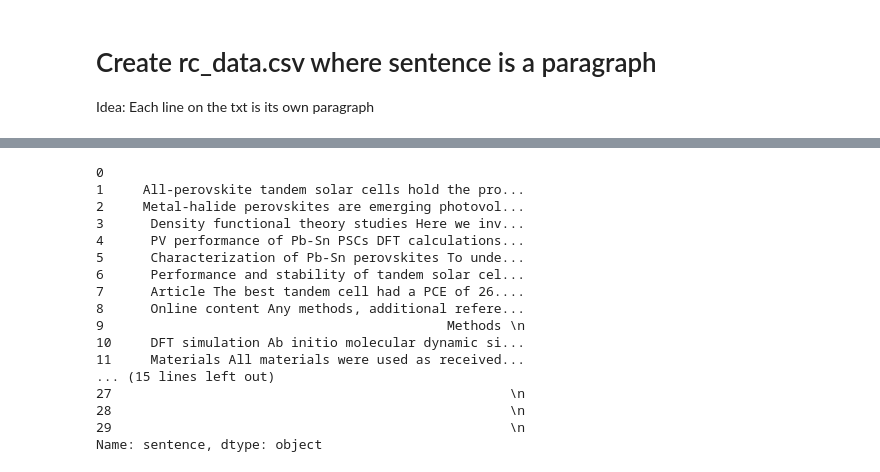
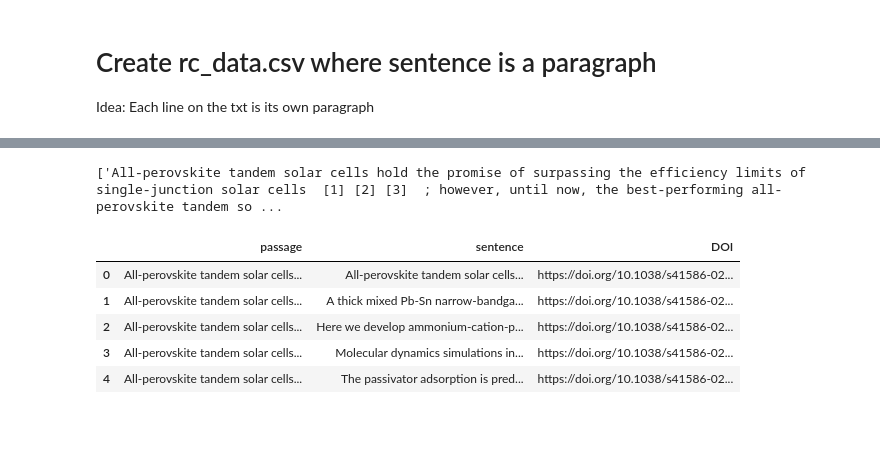
Before and after one commit to kanggunh/DSC180_B11_Q2, a Jupyter notebook: chatextract/149_prepaing_csv.ipynb, the cells around one changed output, grey strips where cells are left out. Cells and saved outputs as stored; diff of their text form; code cells hidden in the pictures; blank space fills up the shorter version.

Commit message:
Sentence Data complete
Created a csv file for sentence df to be used on chatextract

```diff
--- a/chatextract/149_prepaing_csv.ipynb
+++ b/chatextract/149_prepaing_csv.ipynb
@@ -279,20 +275,37 @@ article_149.head()
-# %%
-article_149["sentence"].shift(1).fillna('')
-# %% [output]
-0
-1     All-perovskite tandem solar cells hold the pro...
-2     Metal-halide perovskites are emerging photovol...
-3      Density functional theory studies Here we inv...
-4      PV performance of Pb-Sn PSCs DFT calculations...
-5      Characterization of Pb-Sn perovskites To unde...
-6      Performance and stability of tandem solar cel...
-7      Article The best tandem cell had a PCE of 26....
-8      Online content Any methods, additional refere...
-9                                            Methods \n
-10     DFT simulation Ab initio molecular dynamic si...
-11     Materials All materials were used as received...
-... (15 lines left out)
-27                                                   \n
-28                                                   \n
-29                                                   \n
-Name: sentence, dtype: object
+# %%
+paragraph_list
+
+# Step 1: Remove \t and \n from each element and strip extra spaces
+cleaned_paragraph_list = [p.replace("\t", "").replace("\n", "").strip() for p in paragraph_list]
+
+# Step 2: Filter out any empty elements
+cleaned_paragraph_list = [p.split('. ') for p in cleaned_paragraph_list if p != ""]
+
+# Flatten the list using a list comprehension
+sentence_list = [item for sublist in cleaned_paragraph_list for item in sublist]
+print(sentence_list)
+# %% [output]
+['All-perovskite tandem solar cells hold the promise of surpassing the efficiency limits of single-junction solar cells  [1] [2] [3]  ; however, until now, the best-performing all-perovskite tandem so ...
+# %%
+##Creating a pandas df(sentence)
+
+# Create the DataFrame
+article_149= pd.DataFrame({
+    "sentence": sentence_list,
+    "DOI": DOI_149  # This assigns the same DOI to every row
+})
+article_149["shift"] = article_149["sentence"].shift(1).fillna('')
+article_149["passage"] = title+ article_149["shift"] +article_149["sentence"]
+article_149 = article_149[['passage', 'sentence', 'DOI']]
+article_149.head()
+
+article_149.to_csv("rc_data_149Sentence.csv", index=False)
+# %%
+article_149.head()
+# %% [output]
+|  | passage | sentence | DOI |
+| 0 | All-perovskite tandem solar cells... | All-perovskite tandem solar cells... | https://doi.org/10.1038/s41586-02... |
+| 1 | All-perovskite tandem solar cells... | A thick mixed Pb-Sn narrow-bandga... | https://doi.org/10.1038/s41586-02... |
+| 2 | All-perovskite tandem solar cells... | Here we develop ammonium-cation-p... | https://doi.org/10.1038/s41586-02... |
+| 3 | All-perovskite tandem solar cells... | Molecular dynamics simulations in... | https://doi.org/10.1038/s41586-02... |
+| 4 | All-perovskite tandem solar cells... | The passivator adsorption is pred... | https://doi.org/10.1038/s41586-02... |
```
Also changed, not shown: parts of 1 cell of this notebook, 2 other files.
